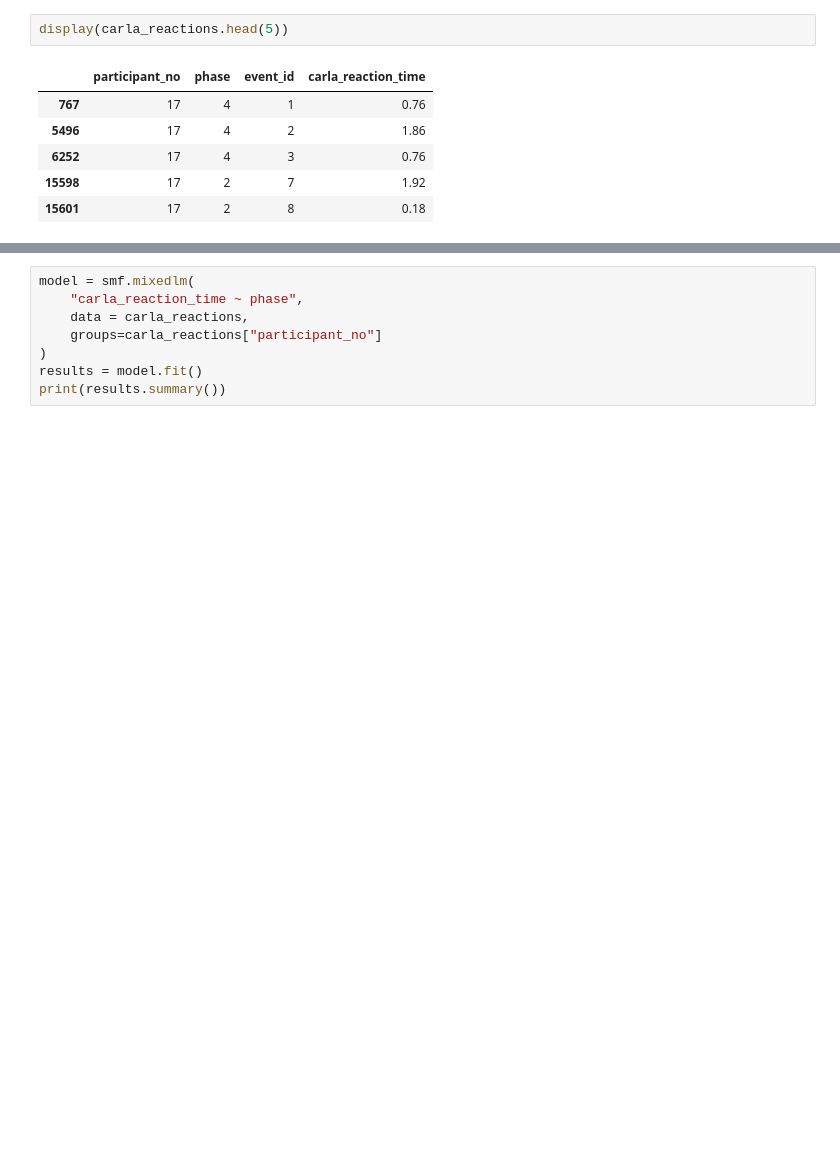
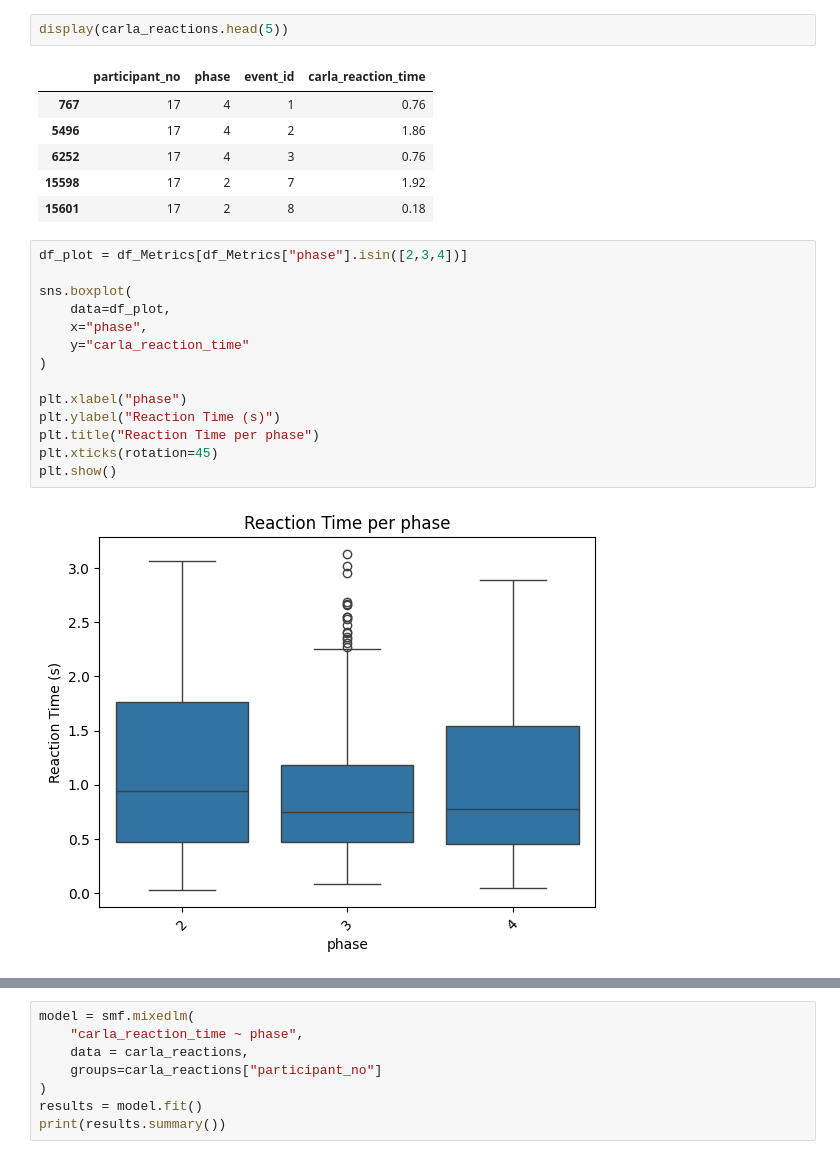
Before and after one commit to KeirAAAlcantara/SimAnalysis, a Jupyter notebook: Sim_Analysis.ipynb, the cells around one changed output, grey strips where cells are left out. Cells and saved outputs as stored; diff of their text form; blank space fills up the shorter version.

Commit message:
One last issue with reaction time

```diff
--- a/Sim_Analysis.ipynb
+++ b/Sim_Analysis.ipynb
@@ -154,6 +153,22 @@ display(carla_reactions.head(5))
 | 6252 | 17 | 4 | 3 | 0.76 |
 | 15598 | 17 | 2 | 7 | 1.92 |
 | 15601 | 17 | 2 | 8 | 0.18 |
+# %%
+df_plot = df_Metrics[df_Metrics["phase"].isin([2,3,4])]
+
+sns.boxplot(
+    data=df_plot,
+    x="phase",
+    y="carla_reaction_time"
+)
+
+plt.xlabel("phase")
+plt.ylabel("Reaction Time (s)")
+plt.title("Reaction Time per phase")
+plt.xticks(rotation=45)
+plt.show()
+# %% [output]
+[figure, added]
 # %%
 sns.boxplot(
     data=df_Metrics,
```
Also changed, not shown: parts of 5 cells of this notebook.
